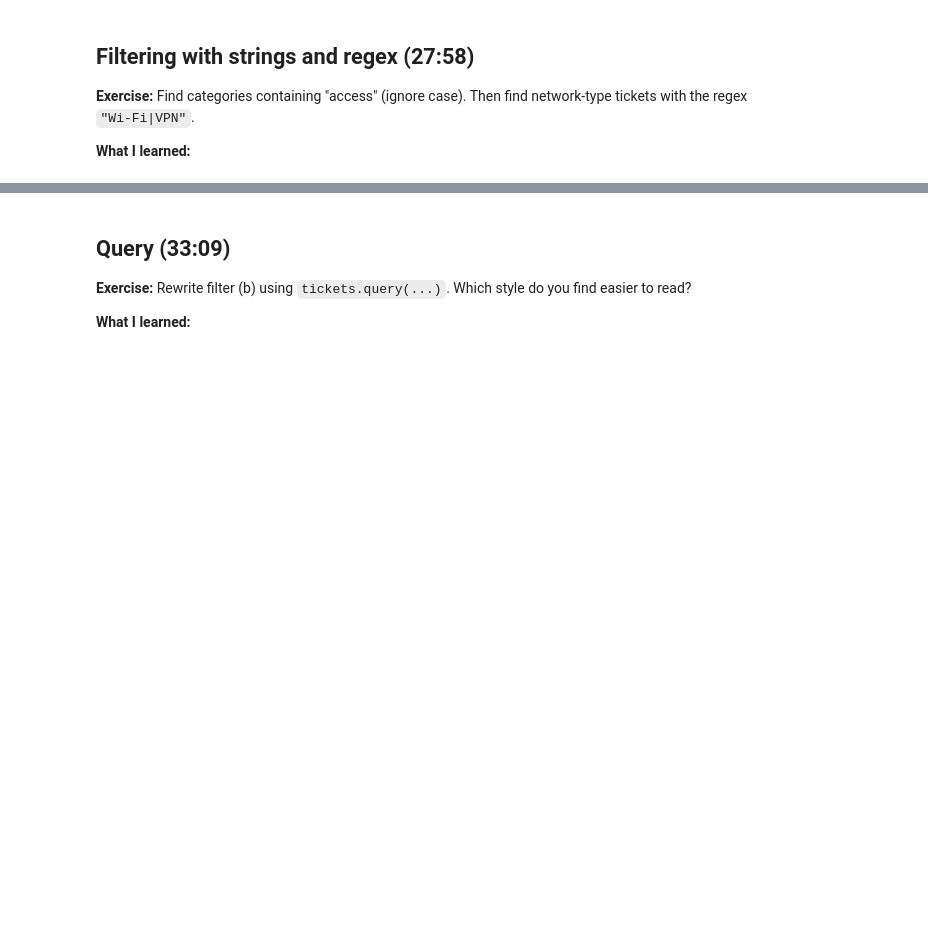
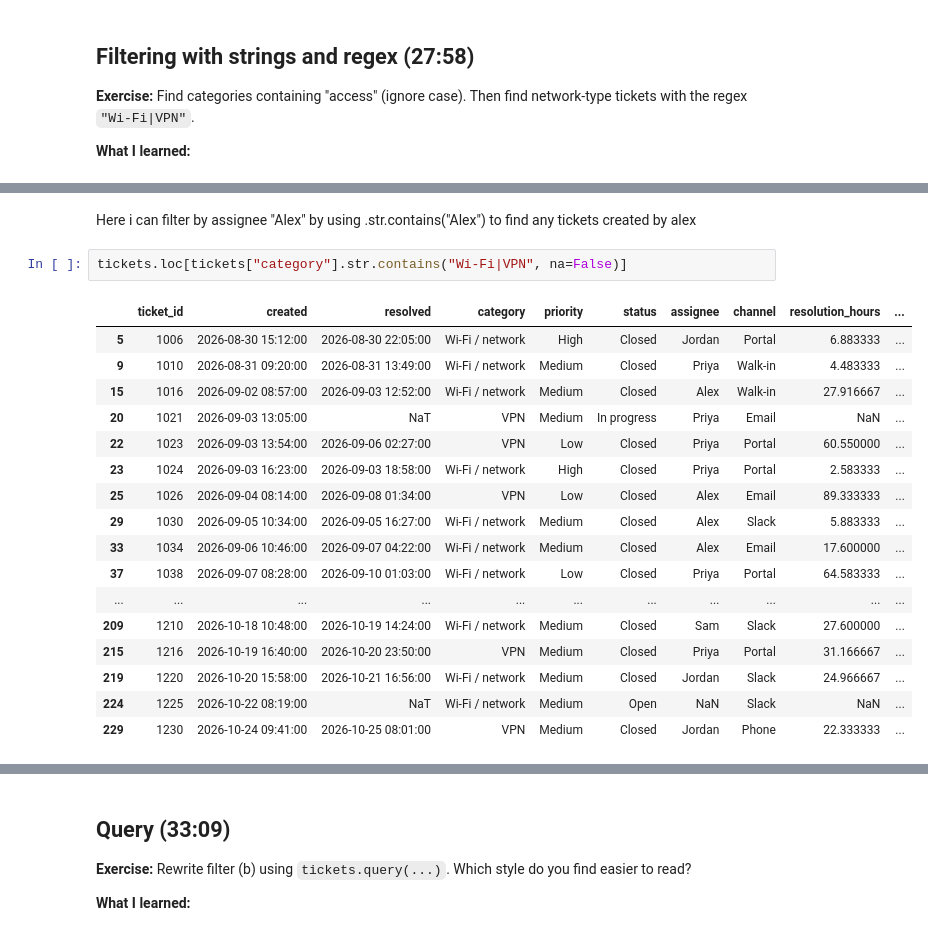
Before and after one commit to LomondArts/ticketing-project, a Jupyter notebook: ticket_practice.ipynb, the cells around one changed output, grey strips where cells are left out. Saved outputs shown, nothing was run; the diff lists cells and outputs as text; blank space fills up the shorter version.

```diff
--- a/ticket_practice.ipynb
+++ b/ticket_practice.ipynb
@@ -146,0 +509,22 @@ tickets.shape
+# %% [markdown]
+Here i can filter by assignee "Alex" by using .str.contains("Alex") to find any tickets created by alex
+# %%
+tickets.loc[tickets["category"].str.contains("Wi-Fi|VPN", na=False)]
+# %% [output]
+|  | ticket_id | created | resolved | category | priority | status | assignee | channel | resolution_hours | ... |
+| 5 | 1006 | 2026-08-30 15:12:00 | 2026-08-30 22:05:00 | Wi-Fi / network | High | Closed | Jordan | Portal | 6.883333 | ... |
+| 9 | 1010 | 2026-08-31 09:20:00 | 2026-08-31 13:49:00 | Wi-Fi / network | Medium | Closed | Priya | Walk-in | 4.483333 | ... |
+| 15 | 1016 | 2026-09-02 08:57:00 | 2026-09-03 12:52:00 | Wi-Fi / network | Medium | Closed | Alex | Walk-in | 27.916667 | ... |
+| 20 | 1021 | 2026-09-03 13:05:00 | NaT | VPN | Medium | In progress | Priya | Email | NaN | ... |
+| 22 | 1023 | 2026-09-03 13:54:00 | 2026-09-06 02:27:00 | VPN | Low | Closed | Priya | Portal | 60.550000 | ... |
+| 23 | 1024 | 2026-09-03 16:23:00 | 2026-09-03 18:58:00 | Wi-Fi / network | High | Closed | Priya | Portal | 2.583333 | ... |
+| 25 | 1026 | 2026-09-04 08:14:00 | 2026-09-08 01:34:00 | VPN | Low | Closed | Alex | Email | 89.333333 | ... |
+| 29 | 1030 | 2026-09-05 10:34:00 | 2026-09-05 16:27:00 | Wi-Fi / network | Medium | Closed | Alex | Slack | 5.883333 | ... |
+| 33 | 1034 | 2026-09-06 10:46:00 | 2026-09-07 04:22:00 | Wi-Fi / network | Medium | Closed | Alex | Email | 17.600000 | ... |
+| 37 | 1038 | 2026-09-07 08:28:00 | 2026-09-10 01:03:00 | Wi-Fi / network | Low | Closed | Priya | Portal | 64.583333 | ... |
+| ... | ... | ... | ... | ... | ... | ... | ... | ... | ... | ... |
+| 209 | 1210 | 2026-10-18 10:48:00 | 2026-10-19 14:24:00 | Wi-Fi / network | Medium | Closed | Sam | Slack | 27.600000 | ... |
+| 215 | 1216 | 2026-10-19 16:40:00 | 2026-10-20 23:50:00 | VPN | Medium | Closed | Priya | Portal | 31.166667 | ... |
+| 219 | 1220 | 2026-10-20 15:58:00 | 2026-10-21 16:56:00 | Wi-Fi / network | Medium | Closed | Jordan | Slack | 24.966667 | ... |
+| 224 | 1225 | 2026-10-22 08:19:00 | NaT | Wi-Fi / network | Medium | Open | NaN | Slack | NaN | ... |
+| 229 | 1230 | 2026-10-24 09:41:00 | 2026-10-25 08:01:00 | VPN | Medium | Closed | Jordan | Phone | 22.333333 | ... |
```
Also changed, not shown: parts of 154 cells of this notebook, 4 other files.
